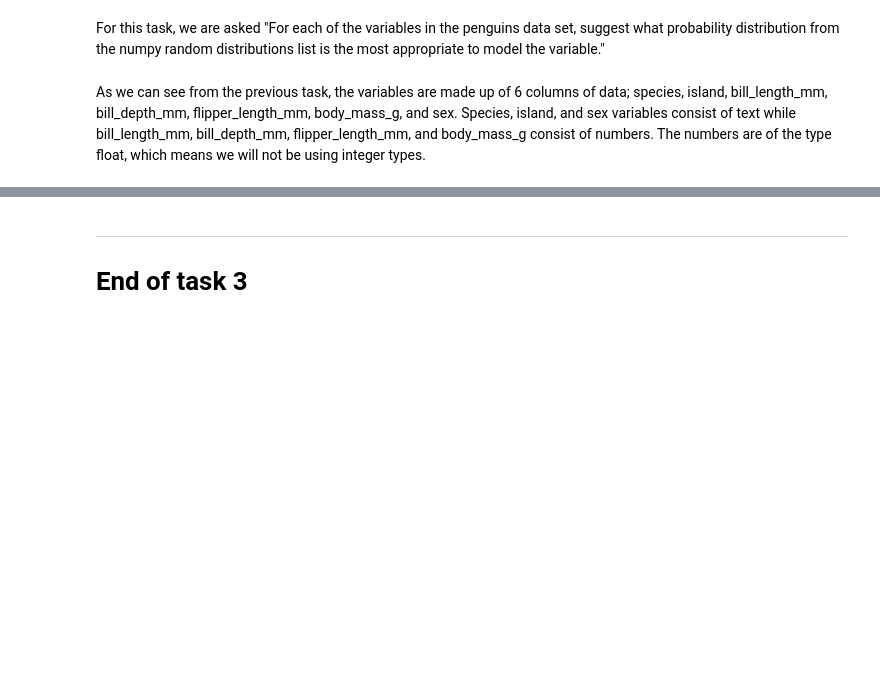
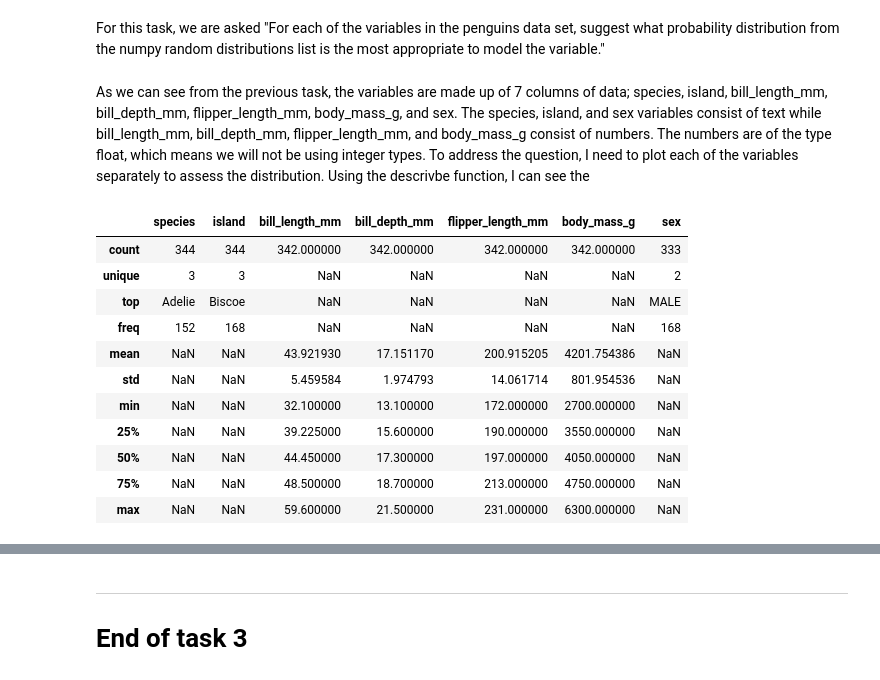
Before and after one commit to kevinsenan/4359-Fundamentals-of-Data-Analysis, a Jupyter notebook: Tasks.ipynb, the cells around one changed output, grey strips where cells are left out. Saved outputs shown, nothing was run; the diff lists cells and outputs as text; code cells hidden in the pictures; blank space fills up the shorter version.

```diff
--- a/Tasks.ipynb
+++ b/Tasks.ipynb
@@ -147,4 +216,22 @@ It is useful to know the data types so that we can handle the data correctly.
 # %% [markdown]
 For this task, we are asked "For each of the variables in the penguins data set, suggest what probability distribution from the numpy random distributions list is the most appropriate to model the variable."
 # %% [markdown]
-As we can see from the previous task, the variables are made up of 6 columns of data; species, island, bill_length_mm, bill_depth_mm, flipper_length_mm, body_mass_g, and sex. Species, island, and sex variables consist of text while bill_length_mm, bill_depth_mm, flipper_length_mm, and body_mass_g consist of numbers. The numbers are of the type float, which means we will not be using integer types.
+As we can see from the previous task, the variables are made up of 7 columns of data; species, island, bill_length_mm, bill_depth_mm, flipper_length_mm, body_mass_g, and sex. The species, island, and sex variables consist of text while bill_length_mm, bill_depth_mm, flipper_length_mm, and body_mass_g consist of numbers. The numbers are of the type float, which means we will not be using integer types.
+To address the question, I need to plot each of the variables separately to assess the distribution. Using the descrivbe function, I can see the
+# %%
+include = ['object', 'float']
+full = df.describe(include=include)
+full
+# %% [output]
+|  | species | island | bill_length_mm | bill_depth_mm | flipper_length_mm | body_mass_g | sex |
+| count | 344 | 344 | 342.000000 | 342.000000 | 342.000000 | 342.000000 | 333 |
+| unique | 3 | 3 | NaN | NaN | NaN | NaN | 2 |
+| top | Adelie | Biscoe | NaN | NaN | NaN | NaN | MALE |
+| freq | 152 | 168 | NaN | NaN | NaN | NaN | 168 |
+| mean | NaN | NaN | 43.921930 | 17.151170 | 200.915205 | 4201.754386 | NaN |
+| std | NaN | NaN | 5.459584 | 1.974793 | 14.061714 | 801.954536 | NaN |
+| min | NaN | NaN | 32.100000 | 13.100000 | 172.000000 | 2700.000000 | NaN |
+| 25% | NaN | NaN | 39.225000 | 15.600000 | 190.000000 | 3550.000000 | NaN |
+| 50% | NaN | NaN | 44.450000 | 17.300000 | 197.000000 | 4050.000000 | NaN |
+| 75% | NaN | NaN | 48.500000 | 18.700000 | 213.000000 | 4750.000000 | NaN |
+| max | NaN | NaN | 59.600000 | 21.500000 | 231.000000 | 6300.000000 | NaN |
```
Also changed, not shown: parts of 19 cells of this notebook, 7 other files.
